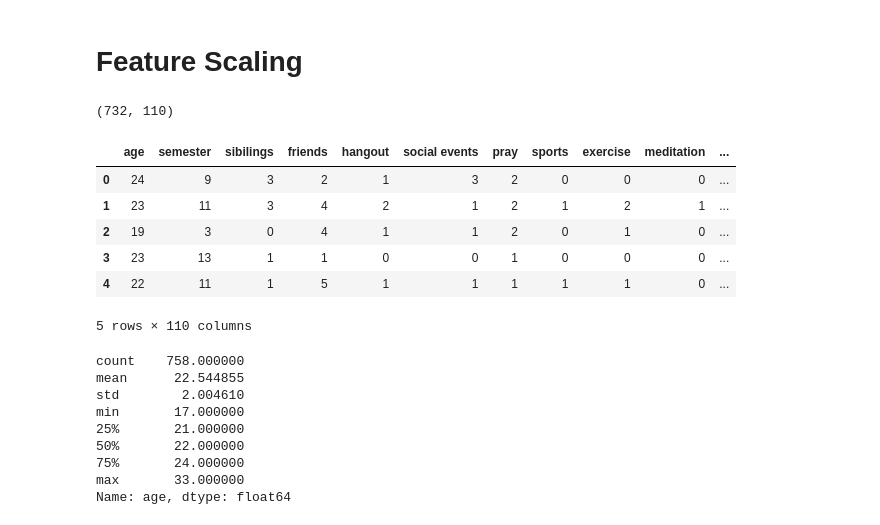
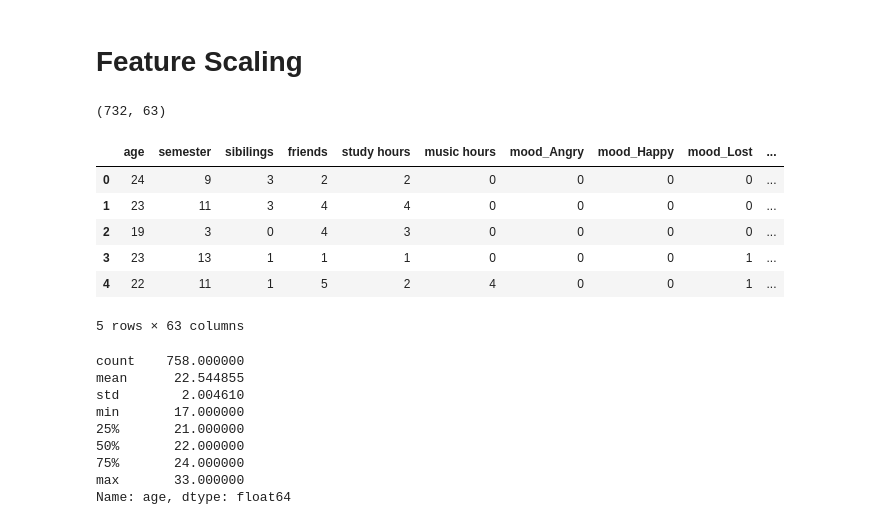
Before and after one commit to Jaber-Al-Siam/Lifestyle-and-Depression-Among-University-Students, a Jupyter notebook: Depression - Category.ipynb, the cells around one changed output. Saved outputs shown, nothing was run; the diff lists cells and outputs as text; code cells hidden in the pictures.

```diff
--- a/Depression - Category.ipynb
+++ b/Depression - Category.ipynb
@@ -218,14 +218,14 @@ print(df.shape)
 (732, 35)
 # %%
 # Convert Catergorical values to numeric representation
-df['pray'].replace({'Not at all':0, 'Sometimes':1, 'Regularly':2}, inplace = True)
-df['sports'].replace({'Not at all':0, 'Sometimes':1, 'Regularly':2}, inplace = True)
-df['hangout'].replace({'Not at all':0, 'Sometimes':1, 'Often':2, 'Very Often':3}, inplace = True)
-df['exercise'].replace({'Not at all':0, 'Sometimes':1, 'Regularly':2}, inplace = True)
-df['meditation'].replace({'Not at all':0, 'Sometimes':1, 'Regularly':2}, inplace = True)
-df['video games'].replace({'Not at all':0, 'Sometimes':1, 'Often':2, 'Very Often':3}, inplace = True)
-df['social events'].replace({'Not at all':0, 'Sometimes':1, 'Often':2, 'Very Often':3}, inplace = True)
-df['phone hours'].replace({'0 to 2': 0, '3 to 5': 1, '6 to 8':2, 'more than 8':3}, inplace = True)
+# df['pray'].replace({'Not at all':0, 'Sometimes':1, 'Regularly':2}, inplace = True)
+# df['sports'].replace({'Not at all':0, 'Sometimes':1, 'Regularly':2}, inplace = True)
+# df['hangout'].replace({'Not at all':0, 'Sometimes':1, 'Often':2, 'Very Often':3}, inplace = True)
+# df['exercise'].replace({'Not at all':0, 'Sometimes':1, 'Regularly':2}, inplace = True)
+# df['meditation'].replace({'Not at all':0, 'Sometimes':1, 'Regularly':2}, inplace = True)
+# df['video games'].replace({'Not at all':0, 'Sometimes':1, 'Often':2, 'Very Often':3}, inplace = True)
+# df['social events'].replace({'Not at all':0, 'Sometimes':1, 'Often':2, 'Very Often':3}, inplace = True)
+# df['phone hours'].replace({'0 to 2': 0, '3 to 5': 1, '6 to 8':2, 'more than 8':3}, inplace = True)
 df.head()
 # %% [output]
 |  | mood | age | gender | subject | semester | sibilings | living | employment | personality | ... |
@@ -236,8 +236,11 @@ df.head()
 | 4 | Lost | 22 | Male | Engineering | 11 | 1 | With family | None | Ambivert | ... |
 5 rows × 35 columns
 # %%
+cat_features = []
+# these are categorical features but has so many unique values, confused what to do with these feature!
+# cat_features = ['subject', 'wakeup', 'breakfast', 'launch', 'dinner', 'sleep', 'hobbies', 'movies per week', ]
+
 # selecting categorical features where unique values <= 6
-cat_features = []
 for cols in df.columns:
     unique_vals = df[cols].unique()
     if df[cols].dtype != np.int64 and len(unique_vals) <= 6:
@@ -245,7 +248,6 @@ for cols in df.columns:
 
 cat_features.remove('category')  # target column for category prediction
 cat_features.remove('verdict')  # target column for binary prediction
-cat_features.append('subject')  # subject has 70+ uiniqu values, confused what to do with this feature!
 cat_features
 # %% [output]
 ['mood',
@@ -288,19 +297,20 @@ df.describe()
 # Feature Scaling
 # %%
 # decide what to do with subjec, time columns, hobbies, and movies per week
-X = df.drop(columns = ['wakeup', 'breakfast', 'launch', 'dinner', 'sleep', 'hobbies', 'movies per week', 'depression', 'category', 'verdict', ]) # X contains the features
+X = df.drop(columns = ['subject', 'wakeup', 'breakfast', 'launch', 'dinner', 'sleep', 'hobbies', 'movies per week', ])
+X = X.drop(columns = ['depression', 'category', 'verdict', ]) # X contains the features
 y = df['category']  # for specific class prediction
 print(X.shape)
 X.head()
 # %% [output]
-(732, 110)
+(732, 63)
-|  | age | semester | sibilings | friends | hangout | social events | pray | sports | exercise | meditation | ... |
-| 0 | 24 | 9 | 3 | 2 | 1 | 3 | 2 | 0 | 0 | 0 | ... |
-| 1 | 23 | 11 | 3 | 4 | 2 | 1 | 2 | 1 | 2 | 1 | ... |
-| 2 | 19 | 3 | 0 | 4 | 1 | 1 | 2 | 0 | 1 | 0 | ... |
-| 3 | 23 | 13 | 1 | 1 | 0 | 0 | 1 | 0 | 0 | 0 | ... |
-| 4 | 22 | 11 | 1 | 5 | 1 | 1 | 1 | 1 | 1 | 0 | ... |
+|  | age | semester | sibilings | friends | study hours | music hours | mood_Angry | mood_Happy | mood_Lost | ... |
+| 0 | 24 | 9 | 3 | 2 | 2 | 0 | 0 | 0 | 0 | ... |
+| 1 | 23 | 11 | 3 | 4 | 4 | 0 | 0 | 0 | 0 | ... |
+| 2 | 19 | 3 | 0 | 4 | 3 | 0 | 0 | 0 | 0 | ... |
+| 3 | 23 | 13 | 1 | 1 | 1 | 0 | 0 | 0 | 1 | ... |
+| 4 | 22 | 11 | 1 | 5 | 2 | 4 | 0 | 0 | 1 | ... |
-5 rows × 110 columns
+5 rows × 63 columns
 # %%
 x.describe()
 # %% [output]
```
Also changed, not shown: parts of 23 cells of this notebook.
